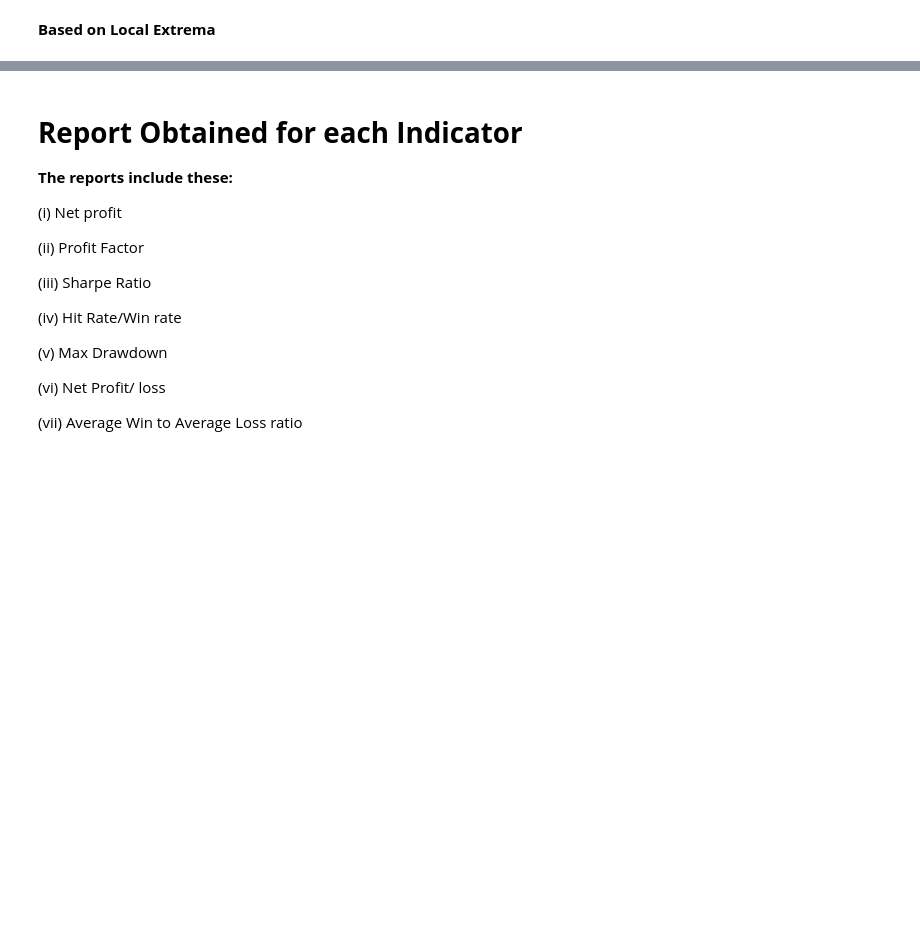
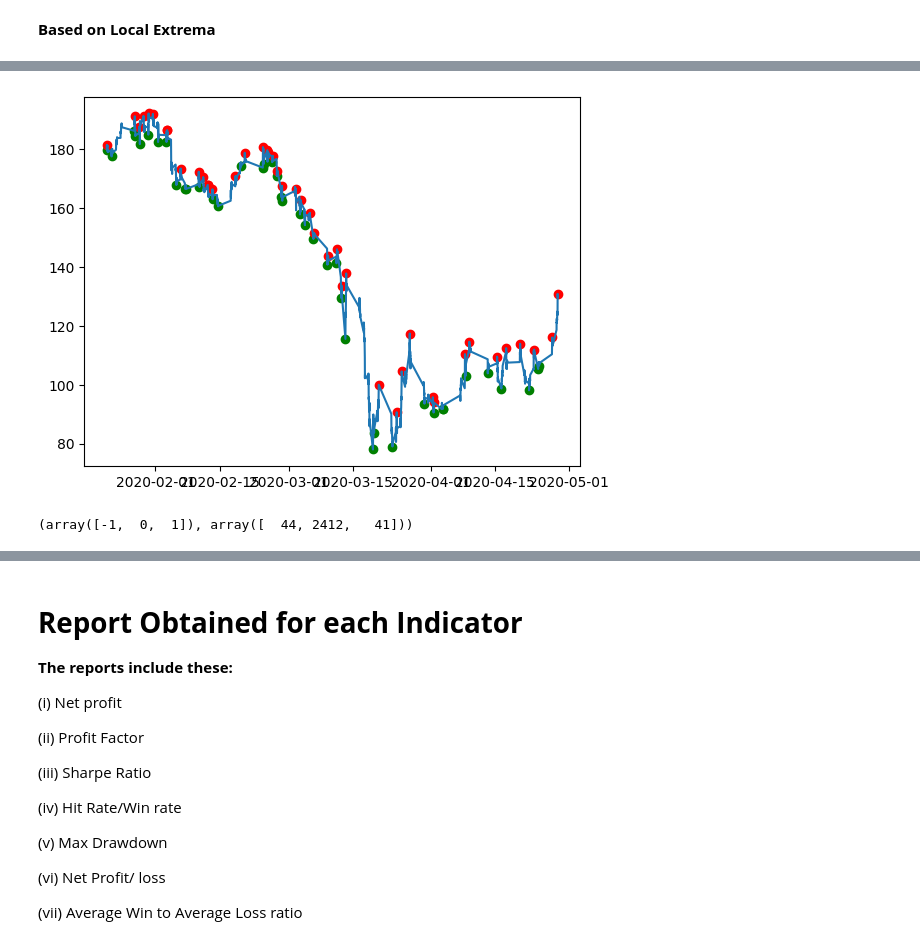
Before and after one commit to abhinav70291/TechnicalAnalysis-for-intra-day-trading, a Jupyter notebook: Technical_Analysis_rectified.ipynb, the cells around one changed output, grey strips where cells are left out. Cells and saved outputs as stored; diff of their text form; code cells hidden in the pictures; blank space fills up the shorter version.

```diff
--- a/Technical_Analysis_rectified.ipynb
+++ b/Technical_Analysis_rectified.ipynb
@@ -1073,0 +1070,40 @@ Hit Rate: 0.0, Profit Factor: nan, Sharpe Ratio: nan, Max Drawdown: 0, Total Pro
+# %%
+import numpy as np
+from scipy.signal import argrelextrema
+
+# Generate Min Max Points
+n=20
+df['min'] = df.iloc[argrelextrema(df.Close.values, np.less_equal, order=n)[0]]['Close']
+df['max'] = df.iloc[argrelextrema(df.Close.values, np.greater_equal, order=n)[0]]['Close']
+
+# Create a new column 'inflection_points'
+df['inflection_points'] = 0
+df.loc[~df['min'].isnull(), 'inflection_points'] = 1  # Buy signal
+df.loc[~df['max'].isnull(), 'inflection_points'] = -1  # Sell signal
+
+# Drop the 'min' and 'max' columns as they are no longer needed
+# df = df.drop(columns=['min', 'max'])
+
+# Calculate profit
+df['BuyPrice'] = df['Close'].where(df['inflection_points'] == 1)
+df['SellPrice'] = df['Close'].where(df['inflection_points'] == -1)
+df['BuyPrice'] = df['BuyPrice'].ffill()
+df['SellPrice'] = df['SellPrice'].bfill()  # Use bfill() to forward fill the sell prices
+df['Profit'] = df['SellPrice'] - df['BuyPrice']
+
+# Clean up the Profit Column
+df['Profit'] = np.where(df['inflection_points'] == -1, df['Profit'], None)
+
+# Drop the 'BuyPrice' and 'SellPrice' columns as they are no longer needed
+df = df.drop(columns=['BuyPrice', 'SellPrice'])
+# %%
+plt.scatter(df.index, df['min'], c='g')
+plt.scatter(df.index, df['max'], c='r')
+plt.plot(df.index, df['Close'])
+plt.show()
+# %% [output]
+[figure, added]
+# %%
+np.unique(df.inflection_points,return_counts=True)
+# %% [output]
+(array([-1,  0,  1]), array([  44, 2412,   41]))
```
Also changed, not shown: parts of 6 cells of this notebook.
